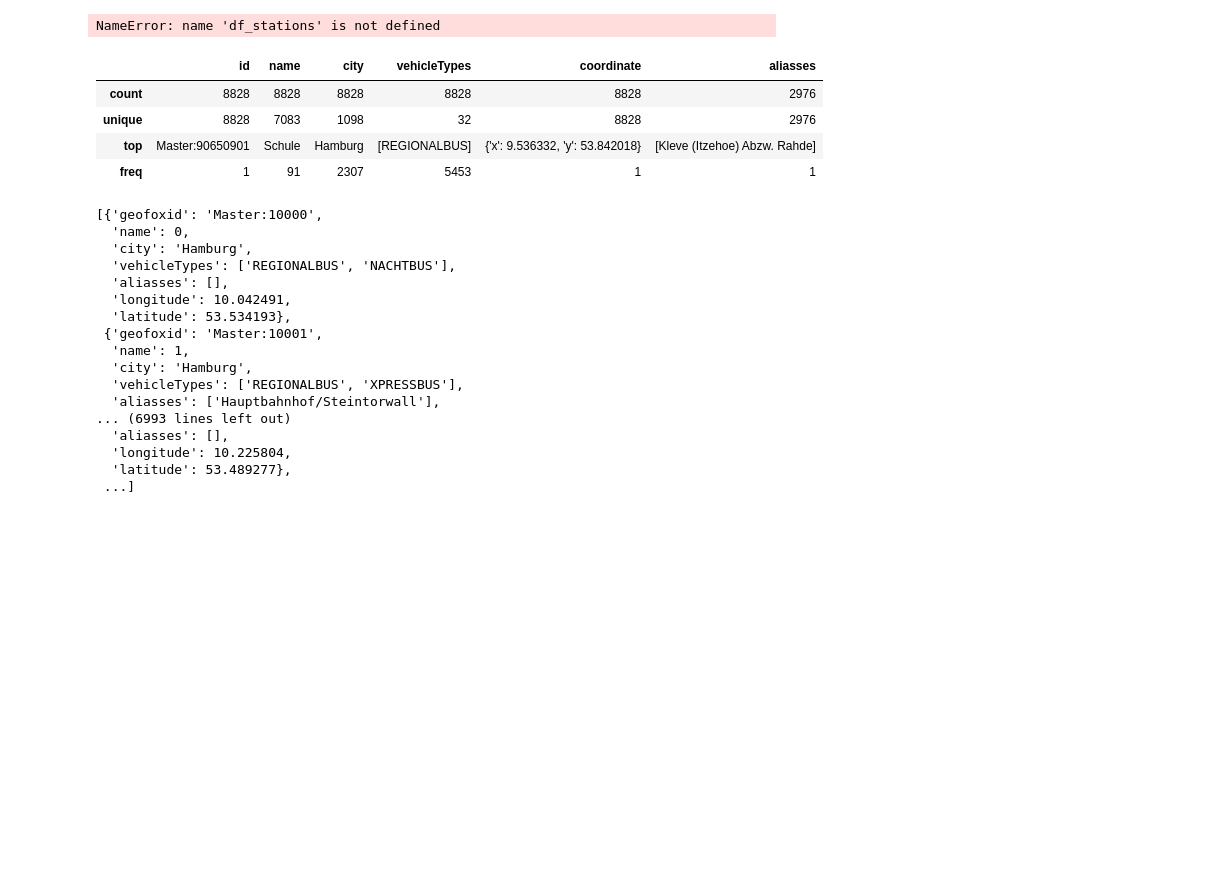
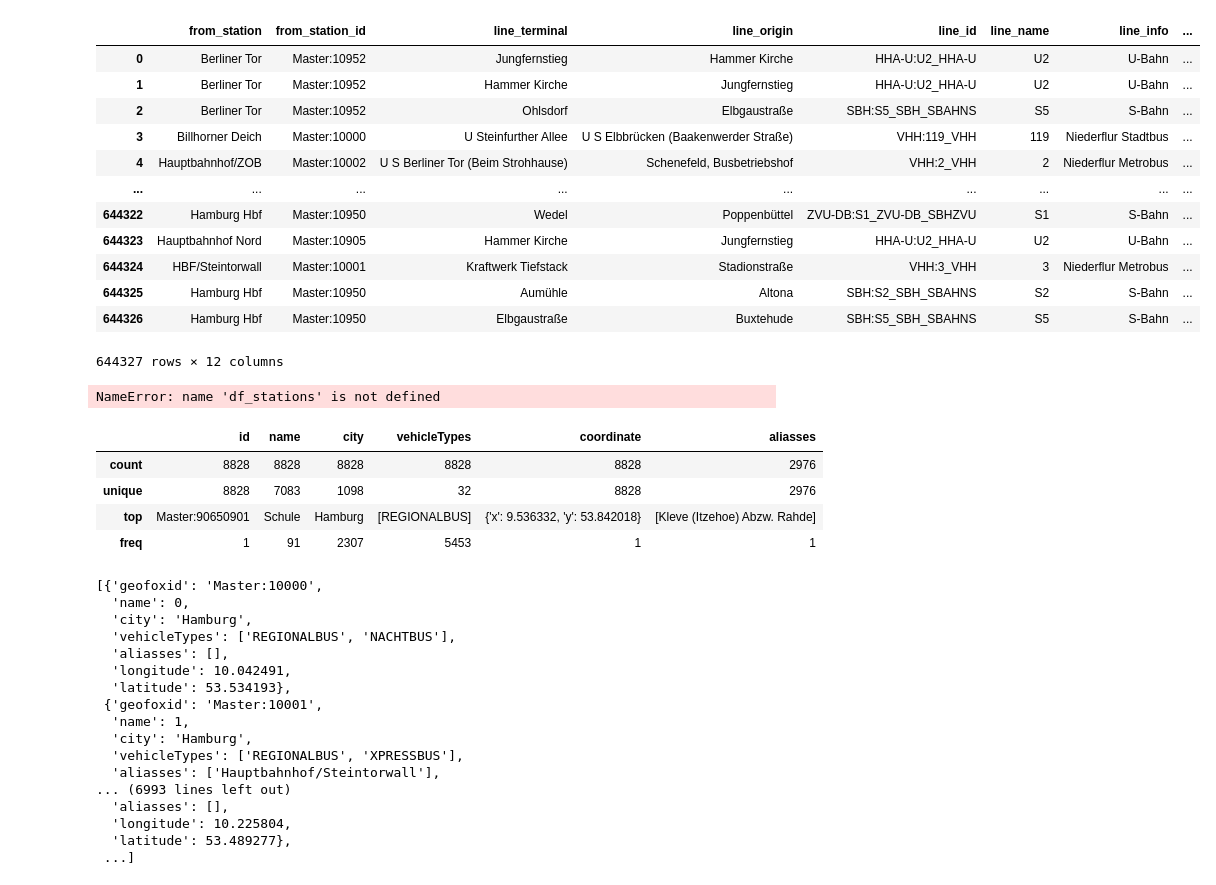
Before and after one commit to consulting-projekt/backend, a Jupyter notebook: db/import_geofox_abfahrten2neo4j.ipynb, the cells around one changed output. Cells and saved outputs as stored; diff of their text form; code cells hidden in the pictures; blank space fills up the shorter version.

Commit message:
departures 2 neo4j pt 1

```diff
--- a/db/import_geofox_abfahrten2neo4j.ipynb
+++ b/db/import_geofox_abfahrten2neo4j.ipynb
@@ -15,7 +15,23 @@ driver = neo4j.GraphDatabase.driver(NEO4J_URI, auth=(NEO4J_USER, NEO4J_PASSWORD)
 init(driver)
 # %%
 # load departures preproc from json
-departures_preproc = pd.read_json("data_geofox/departures_preproc.json")
+departures_preproc = pd.read_json("data_geofox/departures_all_preproc.json")
+# %%
+departures_preproc
+# %% [output]
+|  | from_station | from_station_id | line_terminal | line_origin | line_id | line_name | line_info | ... |
+| 0 | Berliner Tor | Master:10952 | Jungfernstieg | Hammer Kirche | HHA-U:U2_HHA-U | U2 | U-Bahn | ... |
+| 1 | Berliner Tor | Master:10952 | Hammer Kirche | Jungfernstieg | HHA-U:U2_HHA-U | U2 | U-Bahn | ... |
+| 2 | Berliner Tor | Master:10952 | Ohlsdorf | Elbgaustraße | SBH:S5_SBH_SBAHNS | S5 | S-Bahn | ... |
+| 3 | Billhorner Deich | Master:10000 | U Steinfurther Allee | U S Elbbrücken (Baakenwerder Straße) | VHH:119_VHH | 119 | Niederflur Stadtbus | ... |
+| 4 | Hauptbahnhof/ZOB | Master:10002 | U S Berliner Tor (Beim Strohhause) | Schenefeld, Busbetriebshof | VHH:2_VHH | 2 | Niederflur Metrobus | ... |
+| ... | ... | ... | ... | ... | ... | ... | ... | ... |
+| 644322 | Hamburg Hbf | Master:10950 | Wedel | Poppenbüttel | ZVU-DB:S1_ZVU-DB_SBHZVU | S1 | S-Bahn | ... |
+| 644323 | Hauptbahnhof Nord | Master:10905 | Hammer Kirche | Jungfernstieg | HHA-U:U2_HHA-U | U2 | U-Bahn | ... |
+| 644324 | HBF/Steintorwall | Master:10001 | Kraftwerk Tiefstack | Stadionstraße | VHH:3_VHH | 3 | Niederflur Metrobus | ... |
+| 644325 | Hamburg Hbf | Master:10950 | Aumühle | Altona | SBH:S2_SBH_SBAHNS | S2 | S-Bahn | ... |
+| 644326 | Hamburg Hbf | Master:10950 | Elbgaustraße | Buxtehude | SBH:S5_SBH_SBAHNS | S5 | S-Bahn | ... |
+644327 rows × 12 columns
 # %%
 impcols = ['id', 'name', 'city', 'vehicleTypes', 'coordinate', 'aliasses']
 # %%
```
Also changed, not shown: 1 other file.
